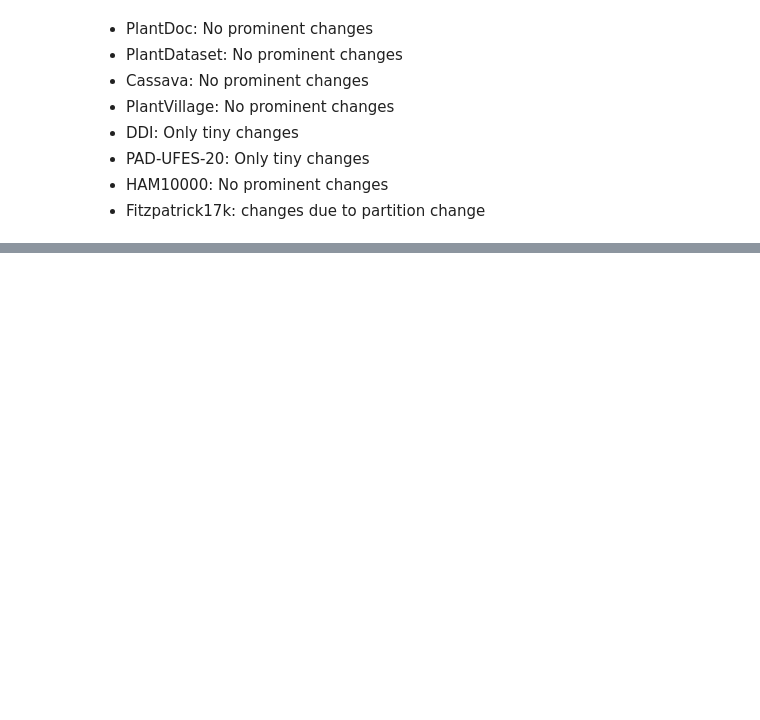
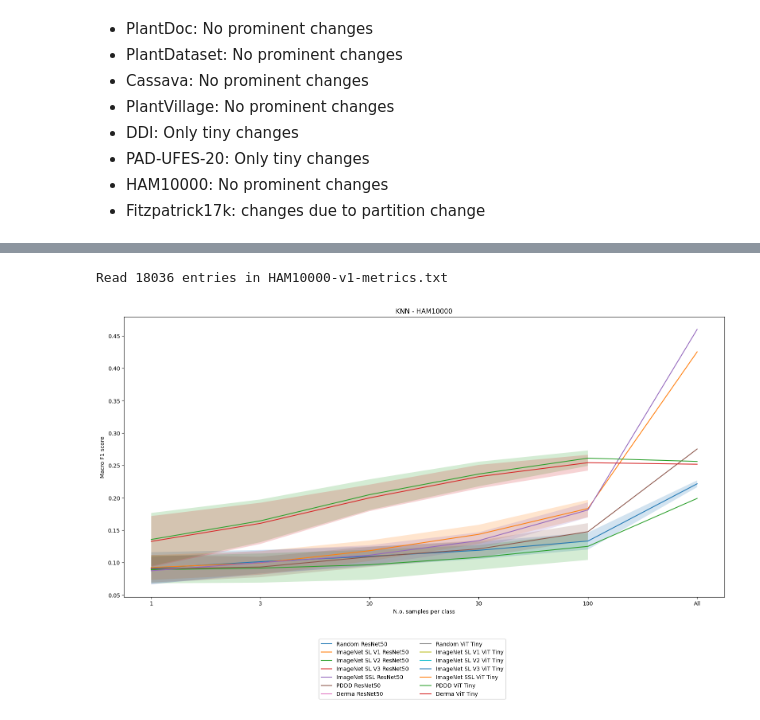
Before and after one commit to AlexanderPeter/thesis, a Jupyter notebook: code/19_plot_diagrams.ipynb, the cells around one changed output, grey strips where cells are left out. Cells and saved outputs as stored; diff of their text form; code cells hidden in the pictures; blank space fills up the shorter version.

```diff
--- a/code/19_plot_diagrams.ipynb
+++ b/code/19_plot_diagrams.ipynb
@@ -174,3 +189,74 @@ Read 16032 entries in Fitzpatrick_17k_3p-v1-metrics.txt
+# %%
+dataset_key = "HAM10000"
+
+fig, ax = plt.subplots(
+    len(model_configs),1,
+    figsize=(16, 8),
+    squeeze=False,
+)
+dataset = dataset_configs[dataset_key]
+df = load_pd(dataset)
+
+df["number_of_samples"] = df["number_of_samples"].apply(number_to_string)
+df_data = df
+column = 0
+for row_1, arch_key in enumerate(architecture_configs):
+    # print(arch_key)
+    architecture = architecture_configs[arch_key]
+    df_arch = df_data[df_data["feature_identifier"].str.contains(architecture)]
+
+    for label in aggregating_configs:
+        # print(f"-{label}")
+        df_agg = df_arch[
+            df_arch["feature_identifier"].str.contains(aggregating_configs[label])
+        ]
+
+        for row_2, model_key in enumerate(model_configs):
+            # print(f"--{model_key}")
+            df_model = df_agg[
+                df_agg["model_name"].str.contains(model_configs[model_key])
+            ]
+
+            row = row_2
+
+            df_val = df_model.groupby(["number_of_samples"]).agg(
+                {"f1_macro": ["mean", "std"]}
+            )
+            df_val.columns = df_val.columns.droplevel(0)
+            df_val = df_val.reset_index()
+            df_val.set_index("number_of_samples", inplace=True)
+            df_val = df_val.reindex(index=x_value_order)
+
+            ax[row][column].fill_between(
+                df_val.index,
+                df_val["mean"] - df_val["std"],
+                df_val["mean"] + df_val["std"],
+                alpha=0.2,
+            )
+
+            df_val.plot.line(
+                ax=ax[row][column],
+                y=["mean"],
+                label=[label+" "+arch_key],
+            )
+
+            ax[row][column].set_title(f"{model_key} - {dataset_key}")
+            ax[row][column].set_ylabel(y_axis_title)
+            ax[row][column].set_xlabel(x_axis_title)
+            ax[row][column].get_legend().remove()
+
+
+
+lines_labels = [fig.axes[0].get_legend_handles_labels()]
+lines, labels = [sum(lol, []) for lol in zip(*lines_labels)]
+fig.tight_layout()
+fig.legend(
+    lines, labels, loc="upper center", bbox_to_anchor=(0.5, -0.05), ncol=2 # len(labels)
+)
+plt.show()
+# %% [output]
+Read 18036 entries in HAM10000-v1-metrics.txt
+[figure, added]
 # %%
 df_knn = df[df["model_name"] == "knn"]
 
```
Also changed, not shown: parts of 3 cells of this notebook, 9 other files.
